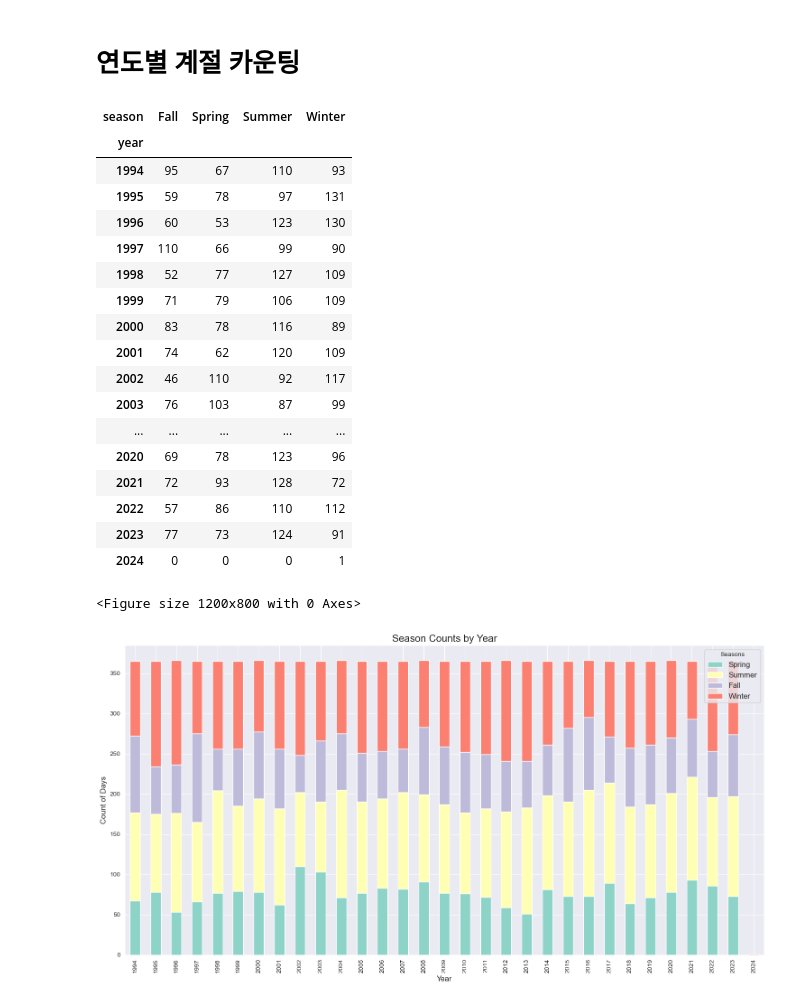
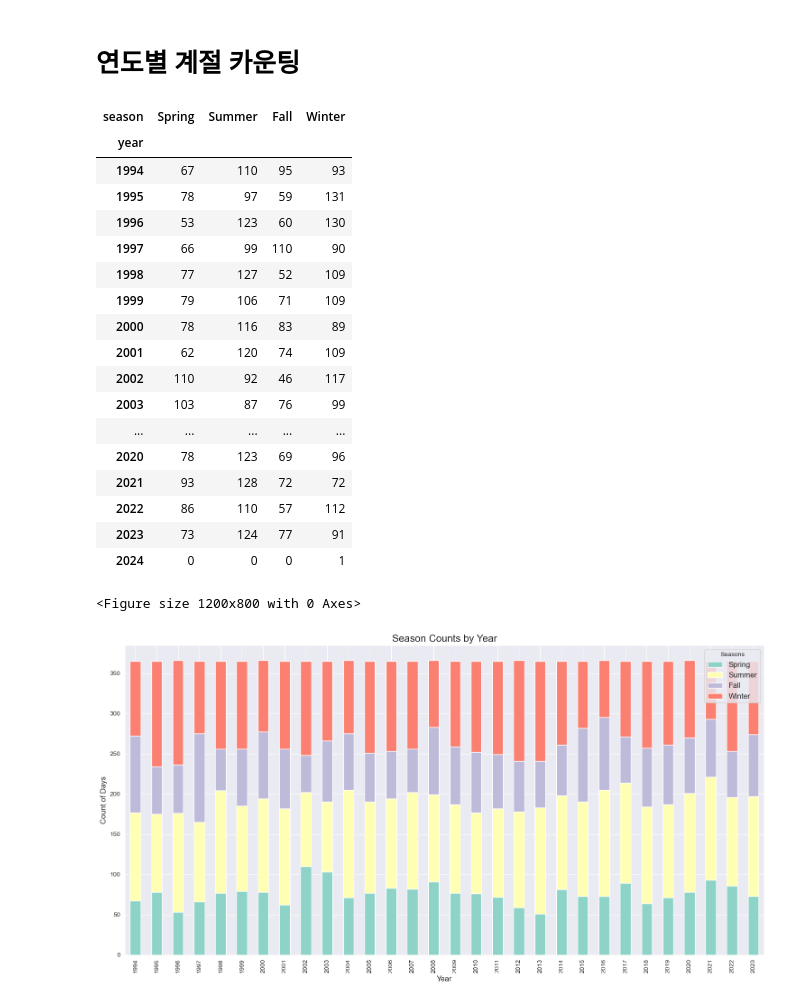
Before and after one commit to dev-jhjoo/SeoulWeatherAnalysis, a Jupyter notebook: analysis.ipynb, the cells around one changed output. Saved outputs shown, nothing was run; the diff lists cells and outputs as text; code cells hidden in the pictures.

Commit message:
added# visualization

```diff
--- a/analysis.ipynb
+++ b/analysis.ipynb
@@ -264,53 +256,53 @@ year_season_count['year'] = pd.to_datetime(df['datetime']).dt.year
 year_season_count['season'] = df['seasons']
 
 # 년도별로 계절을 카운트
-year_season_count.groupby(['year', 'season']).size().unstack(fill_value=0)
+year_season_count.groupby(['year', 'season']).size().unstack(fill_value=0).reindex(columns=['Spring', 'Summer', 'Fall', 'Winter'])
 # %% [output]
-| season | Fall | Spring | Summer | Winter |
+| season | Spring | Summer | Fall | Winter |
 | year |  |  |  |  |
-| 1994 | 95 | 67 | 110 | 93 |
-| 1995 | 59 | 78 | 97 | 131 |
-| 1996 | 60 | 53 | 123 | 130 |
-| 1997 | 110 | 66 | 99 | 90 |
-| 1998 | 52 | 77 | 127 | 109 |
-| 1999 | 71 | 79 | 106 | 109 |
-| 2000 | 83 | 78 | 116 | 89 |
-| 2001 | 74 | 62 | 120 | 109 |
-| 2002 | 46 | 110 | 92 | 117 |
-| 2003 | 76 | 103 | 87 | 99 |
+| 1994 | 67 | 110 | 95 | 93 |
+| 1995 | 78 | 97 | 59 | 131 |
+| 1996 | 53 | 123 | 60 | 130 |
+| 1997 | 66 | 99 | 110 | 90 |
+| 1998 | 77 | 127 | 52 | 109 |
+| 1999 | 79 | 106 | 71 | 109 |
+| 2000 | 78 | 116 | 83 | 89 |
+| 2001 | 62 | 120 | 74 | 109 |
+| 2002 | 110 | 92 | 46 | 117 |
+| 2003 | 103 | 87 | 76 | 99 |
 | ... | ... | ... | ... | ... |
-| 2020 | 69 | 78 | 123 | 96 |
-| 2021 | 72 | 93 | 128 | 72 |
-| 2022 | 57 | 86 | 110 | 112 |
-| 2023 | 77 | 73 | 124 | 91 |
+| 2020 | 78 | 123 | 69 | 96 |
+| 2021 | 93 | 128 | 72 | 72 |
+| 2022 | 86 | 110 | 57 | 112 |
+| 2023 | 73 | 124 | 77 | 91 |
 | 2024 | 0 | 0 | 0 | 1 |
 # %%
 # 데이터 준비
 year_season_count_plot = (
-    year_season_count
+    year_season_count[:len(year_season_count)-1]
     .groupby(['year', 'season'])
     .size()
     .unstack(fill_value=0)
 ).reindex(columns=['Spring', 'Summer', 'Fall', 'Winter'])
 
 # 그래프 크기 설정
 plt.figure(figsize=(12, 8))
 
 # 막대 그래프 생성 (stacked bar chart)
 year_season_count_plot.plot(kind='bar', stacked=True, figsize=(15, 8), color=sns.color_palette("Set3"))
 
 # 그래프 제목과 축 레이블 설정
 plt.title('Season Counts by Year', fontsize=16)
 plt.xlabel('Year', fontsize=12)
 plt.ylabel('Count of Days', fontsize=12)
 
 # 범례 설정
 plt.legend(title='Seasons', fontsize=12)
 
 # 그래프 출력
 plt.tight_layout()
 # plt.show()
 plt.savefig('./figures/seoul_year_season_count.png')
 # %% [output]
 <Figure size 1200x800 with 0 Axes>
-[figure, old version]
+[figure, new version]
```
Also changed, not shown: parts of 5 cells of this notebook, 4 other files.
